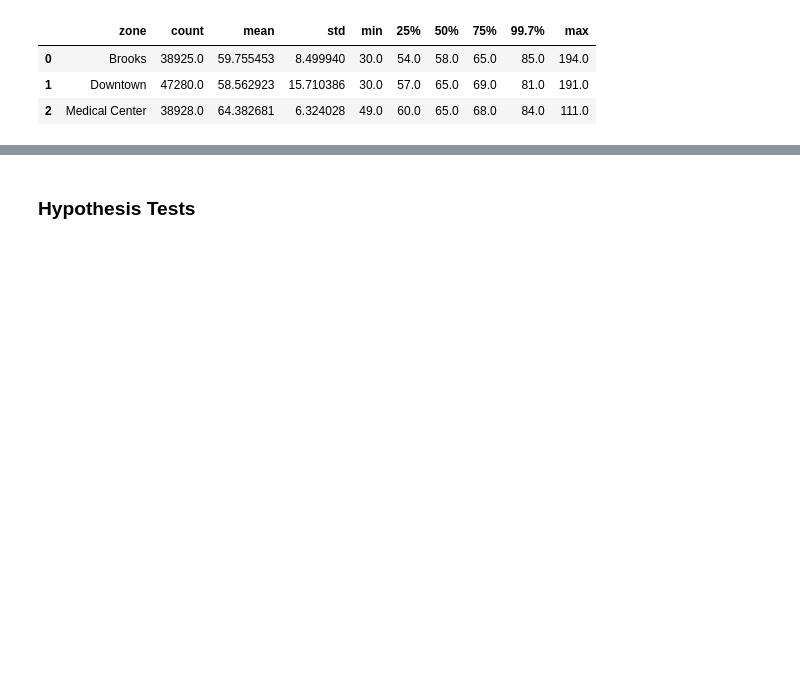
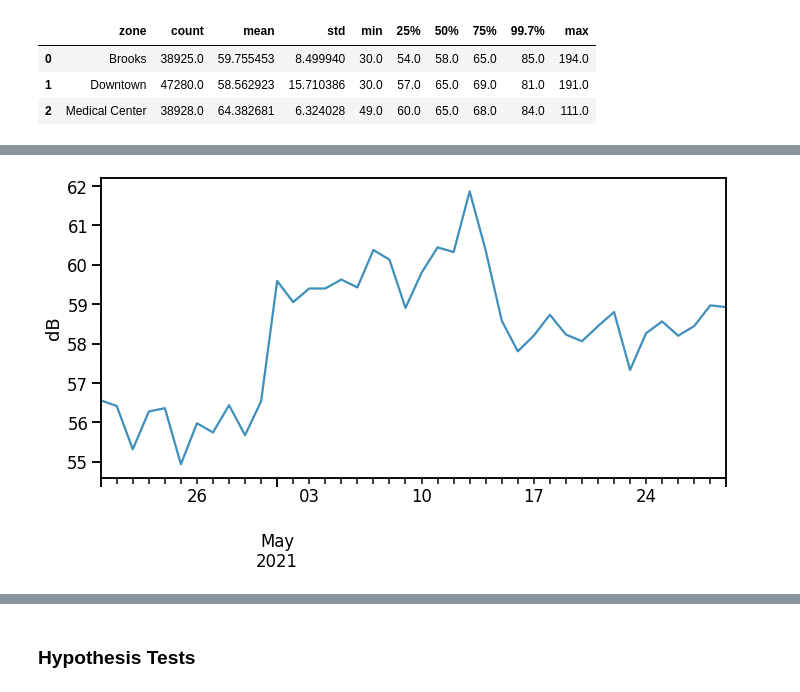
Before and after one commit to Promeos/Smart_San_Antonio, a Jupyter notebook: MVP.ipynb, the cells around one changed output, grey strips where cells are left out. Saved outputs shown, nothing was run; the diff lists cells and outputs as text; code cells hidden in the pictures; blank space fills up the shorter version.

```diff
--- a/MVP.ipynb
+++ b/MVP.ipynb
@@ -210,0 +253,8 @@ outliers = df.loc[df.noise_level > upper_bound].sort_values('date').reset_index(
+# %%
+noise[noise.zone=='Downtown'].resample('D').mean().plot(figsize=(10, 6), alpha=.75, legend=False)
+
+plt.xlabel('')
+plt.ylabel('dB')
+plt.tight_layout();
+# %% [output]
+[figure, added]
```
Also changed, not shown: parts of 7 cells of this notebook.
